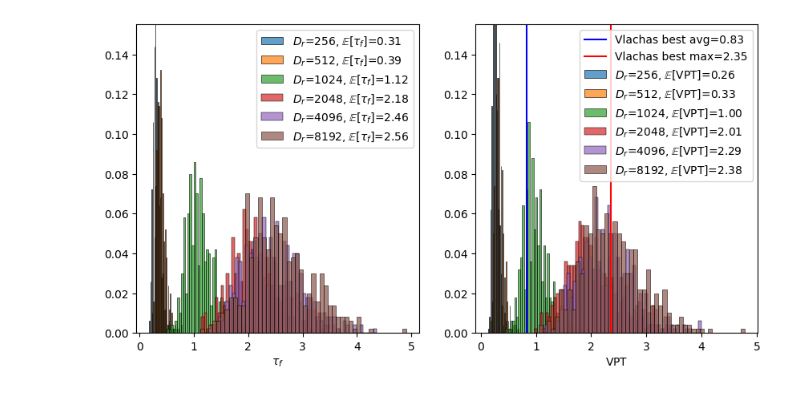
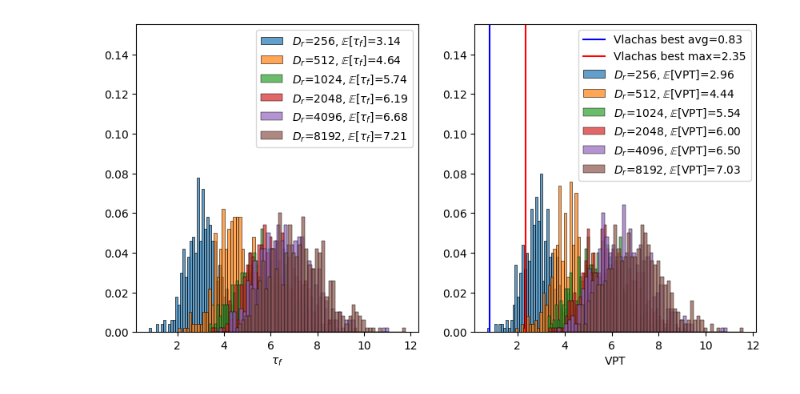
Before and after one commit to pinakm9/deeprf, a Jupyter notebook: notebooks/L96-forecast.ipynb, the cells around one changed output. Drawn from its saved outputs; the diff is of its cells as text; code cells hidden in the pictures.

```diff
--- a/notebooks/L96-forecast.ipynb
+++ b/notebooks/L96-forecast.ipynb
@@ -13,33 +13,33 @@ import warnings
 from scipy import stats
 import seaborn as sns
 import eulerN as arch
 import torch
 from torch import nn
 
 dynamical_system = 'L96'
-architecture = 'EulerN'
+architecture = 'ParallelEuler'#'EulerN'
 data_folder = f'../data/{dynamical_system}/{architecture}'
 D_r_list = [256, 512, 1024, 2048, 4096, 8192]
 fig = plt.figure(figsize=(10, 5))
 ax1 = fig.add_subplot(121)
 ax2 = fig.add_subplot(122)
 for D_r in D_r_list:
     data_file = f'{data_folder}/D_r-{D_r}/batch_data.csv'
     data = pd.read_csv(data_file)
     y = data['tau_f_se']
     sns.histplot(y, ax=ax1, alpha=0.7, label=fr'$D_r$={D_r},'+r'$\;\mathbb{E}[\tau_f]$='+f'{y.mean():.2f}', stat='probability', bins=50)
     y = data['tau_f_nmse']
     sns.histplot(y, ax=ax2, alpha=0.7, label=fr'$D_r$={D_r},'+r'$\;\mathbb{E}[\text{VPT}]$='+f'{y.mean():.2f}', stat='probability', bins=50)
 ax2.axvline(0.83, label='Vlachas best avg=0.83', c='blue')
 ax2.axvline(2.35, label='Vlachas best max=2.35', c='red')
 ax1.set_ylabel('')
 ax2.set_ylabel('')
 ax1.set_xlabel(r'$\tau_f$')
 ax2.set_xlabel(r'$\text{VPT}$')
 ax1.legend()
 ax2.legend()
 ax1.set_ylim((0, 0.155))
 ax2.set_ylim((0, 0.155))
-plt.savefig(f'../data/plots/{dynamical_system}.png', bbox_inches='tight', dpi=300)
+plt.savefig(f'../data/plots/{dynamical_system}-{architecture}.png', bbox_inches='tight', dpi=300)
 # %% [output]
-[figure, old version]
+[figure, new version]
```
Also changed, not shown: parts of 1 cell of this notebook, 6 other files.
